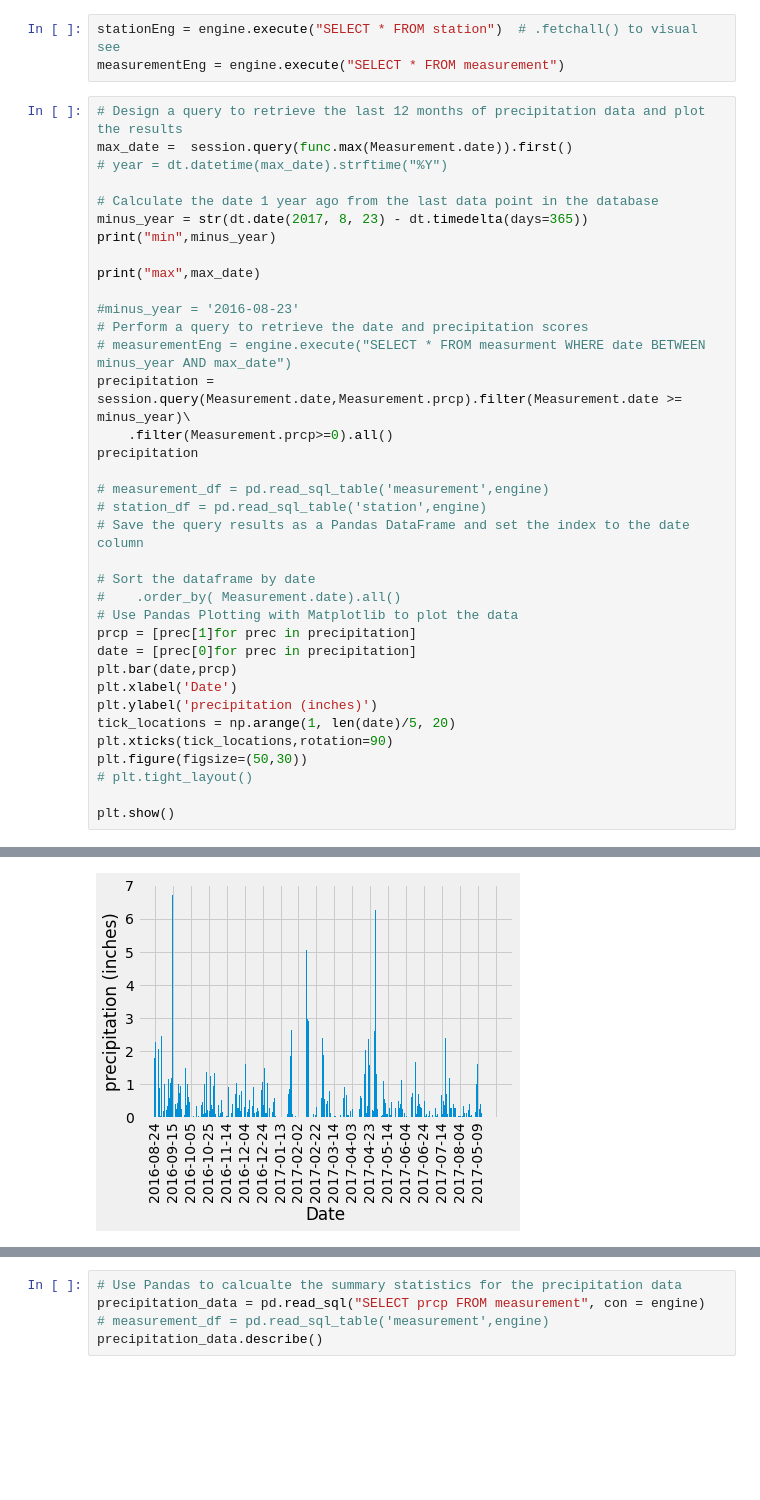
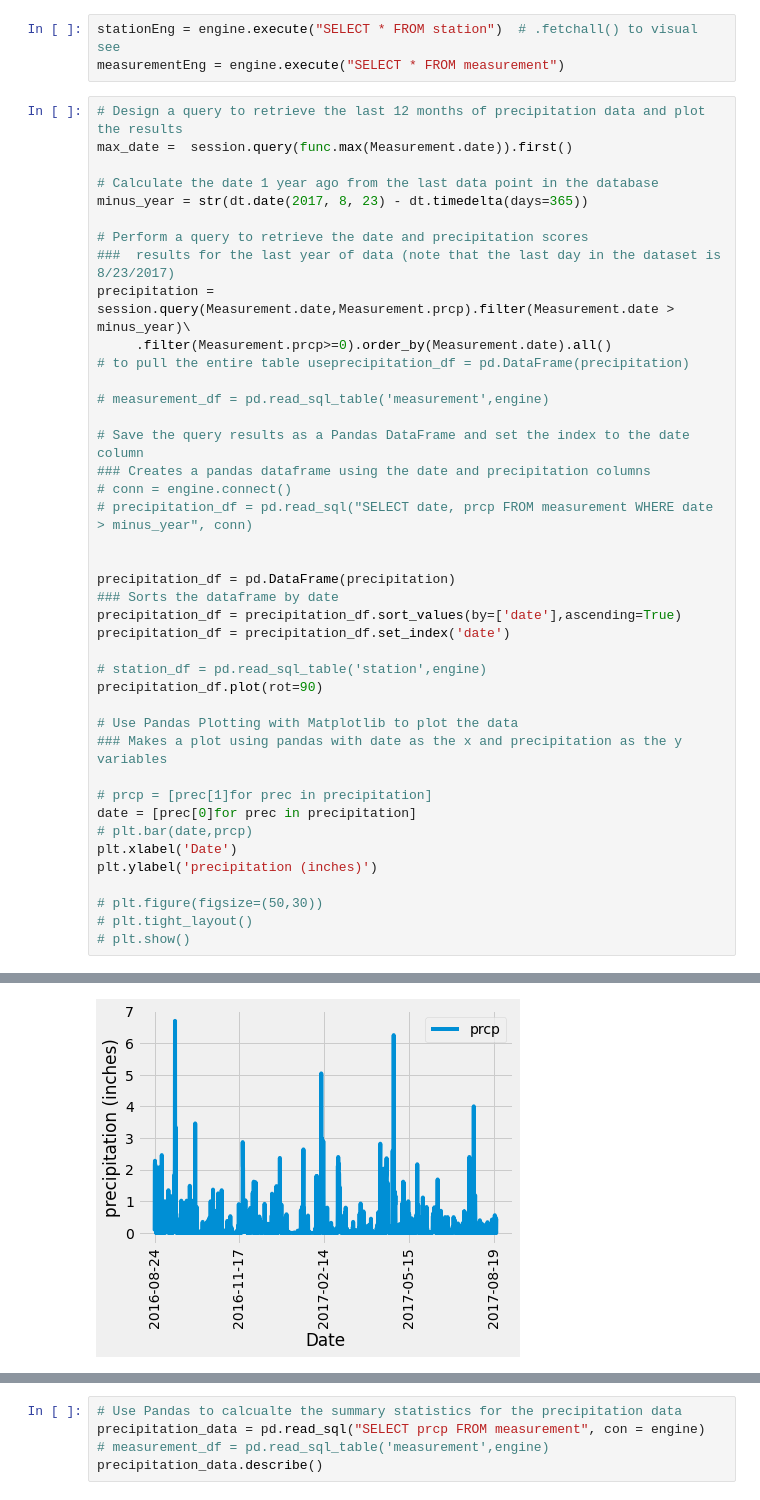
Before and after one commit to pauleppers/sqlalchemy-challenge, a Jupyter notebook: climate_starter.ipynb, the cells around one changed output, grey strips where cells are left out. Cells and saved outputs as stored; diff of their text form; blank space fills up the shorter version.

```diff
--- a/climate_starter.ipynb
+++ b/climate_starter.ipynb
@@ -59,37 +67,42 @@ measurementEng = engine.execute("SELECT * FROM measurement")
 # %%
 # Design a query to retrieve the last 12 months of precipitation data and plot the results
 max_date =  session.query(func.max(Measurement.date)).first()
-# year = dt.datetime(max_date).strftime("%Y")
 
 # Calculate the date 1 year ago from the last data point in the database
 minus_year = str(dt.date(2017, 8, 23) - dt.timedelta(days=365))
-print("min",minus_year)
 
-print("max",max_date)
-
-#minus_year = '2016-08-23'
 # Perform a query to retrieve the date and precipitation scores
-# measurementEng = engine.execute("SELECT * FROM measurment WHERE date BETWEEN minus_year AND max_date")
-precipitation = session.query(Measurement.date,Measurement.prcp).filter(Measurement.date >= minus_year)\
-    .filter(Measurement.prcp>=0).all()
-precipitation
+###  results for the last year of data (note that the last day in the dataset is 8/23/2017)
+precipitation = session.query(Measurement.date,Measurement.prcp).filter(Measurement.date > minus_year)\
+     .filter(Measurement.prcp>=0).order_by(Measurement.date).all()
+# to pull the entire table useprecipitation_df = pd.DataFrame(precipitation)
 
 # measurement_df = pd.read_sql_table('measurement',engine)
+
+# Save the query results as a Pandas DataFrame and set the index to the date column
+### Creates a pandas dataframe using the date and precipitation columns
+# conn = engine.connect()
+# precipitation_df = pd.read_sql("SELECT date, prcp FROM measurement WHERE date > minus_year", conn)
+
+
+precipitation_df = pd.DataFrame(precipitation)
+### Sorts the dataframe by date
+precipitation_df = precipitation_df.sort_values(by=['date'],ascending=True)
+precipitation_df = precipitation_df.set_index('date')
+
 # station_df = pd.read_sql_table('station',engine)
-# Save the query results as a Pandas DataFrame and set the index to the date column
+precipitation_df.plot(rot=90)
 
-# Sort the dataframe by date
-#    .order_by( Measurement.date).all()
 # Use Pandas Plotting with Matplotlib to plot the data
-prcp = [prec[1]for prec in precipitation]
+### Makes a plot using pandas with date as the x and precipitation as the y variables
+
+# prcp = [prec[1]for prec in precipitation]
 date = [prec[0]for prec in precipitation]
-plt.bar(date,prcp)
+# plt.bar(date,prcp)
 plt.xlabel('Date')
 plt.ylabel('precipitation (inches)')
-tick_locations = np.arange(1, len(date)/5, 20)
-plt.xticks(tick_locations,rotation=90)
-plt.figure(figsize=(50,30))
+
+# plt.figure(figsize=(50,30))
 # plt.tight_layout()
-
-plt.show()
+# plt.show()
 # %% [output]
@@ -98 +110 @@ max ('2017-08-23',)
-[figure, old version]
+[figure, new version]
```
Also changed, not shown: parts of 6 cells of this notebook, 1 other file.
